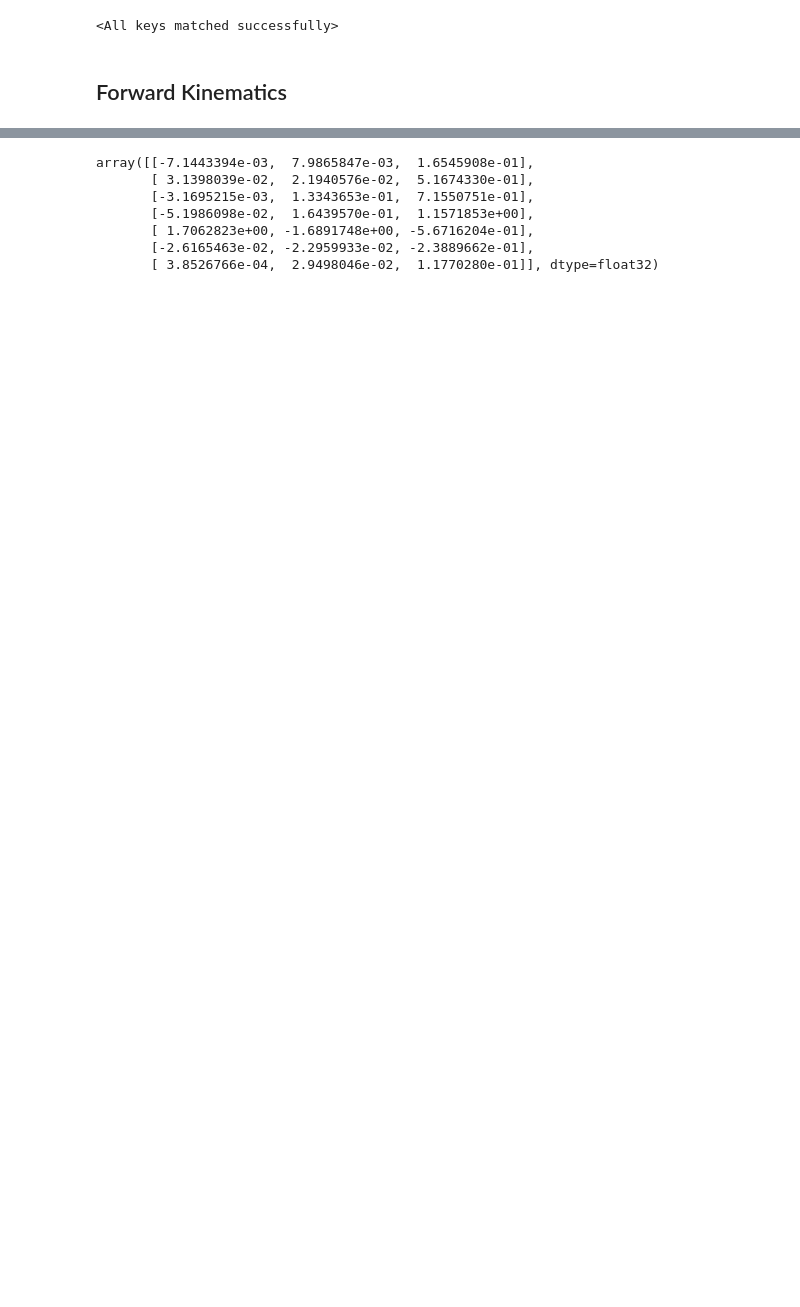
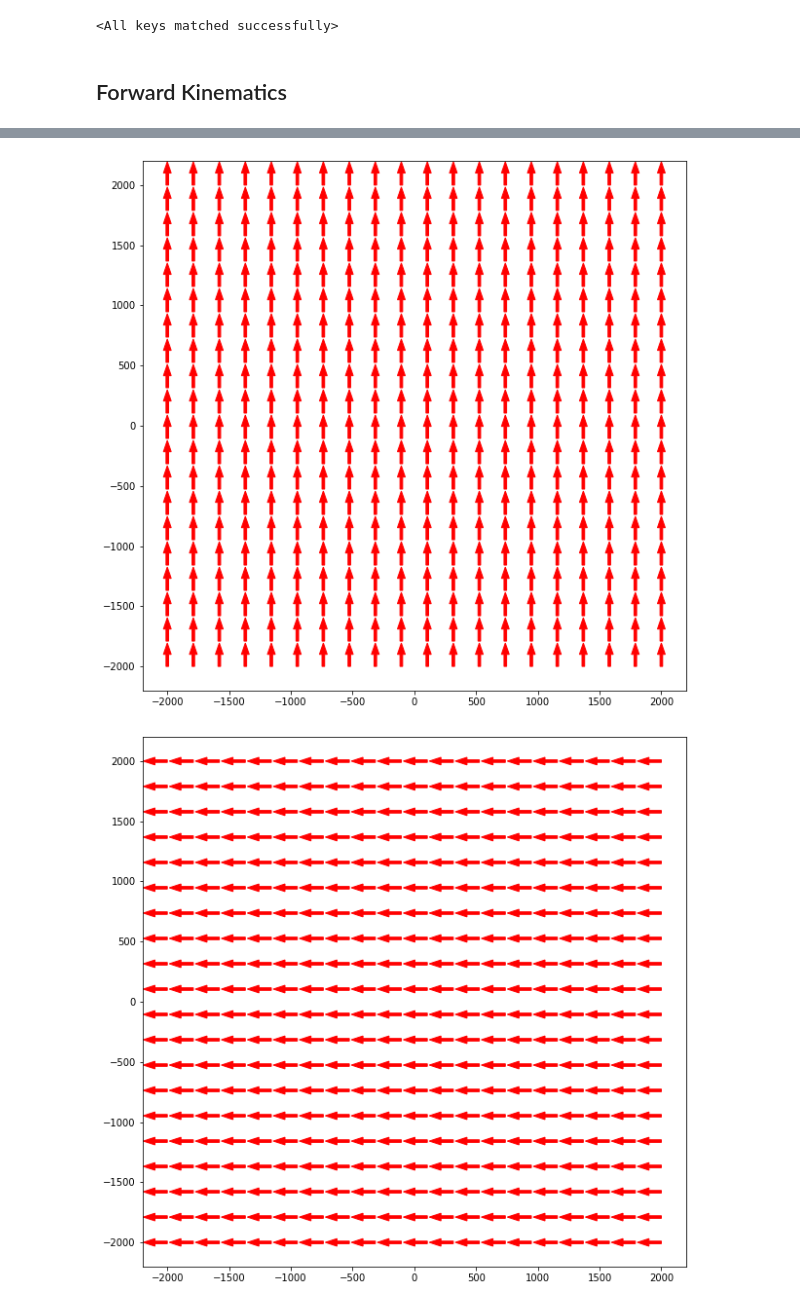
Before and after one commit to terry97-guel/KINN, a Jupyter notebook: code/control/fk_check.ipynb, the cells around one changed output, grey strips where cells are left out. Cells and saved outputs as stored; diff of their text form; code cells hidden in the pictures; blank space fills up the shorter version.

```diff
--- a/code/control/fk_check.ipynb
+++ b/code/control/fk_check.ipynb
@@ -298,10 +336,37 @@ plt.show()
-# %%
-ps
-# %% [output]
-array([[-7.1443394e-03,  7.9865847e-03,  1.6545908e-01],
-       [ 3.1398039e-02,  2.1940576e-02,  5.1674330e-01],
-       [-3.1695215e-03,  1.3343653e-01,  7.1550751e-01],
-       [-5.1986098e-02,  1.6439570e-01,  1.1571853e+00],
-       [ 1.7062823e+00, -1.6891748e+00, -5.6716204e-01],
-       [-2.6165463e-02, -2.2959933e-02, -2.3889662e-01],
-       [ 3.8526766e-04,  2.9498046e-02,  1.1770280e-01]], dtype=float32)
+# %%
+# Grund Truth Jacobian field
+
+x = torch.linspace(-2000, 2000, 20)
+y = torch.linspace(-2000, 2000, 20)
+grid_x, grid_y = torch.meshgrid(x, y, indexing='ij')
+
+fig = plt.figure(figsize=(10,10))
+for (x,y) in zip(grid_x.flatten(), grid_y.flatten()):
+    plt.arrow(x,y, 0, 100, color='r', alpha=1, width=21)
+
+    # plot range of training data
+    circle=plt.Circle((0,0),1400, linewidth=3, edgecolor='k', facecolor='none')
+    ax.add_patch(circle)
+    plt.xlim(-2200, 2200)
+    plt.ylim(-2200, 2200)
+
+plt.show()
+
+fig = plt.figure(figsize=(10,10))
+for (x,y) in zip(grid_x.flatten(), grid_y.flatten()):
+    actuation = torch.FloatTensor([x,y]).reshape(1,-1)
+    jac, pos_EE = jacobian(partial(forward_soro,model), actuation)
+    jac_act2 = jac[0,:,0,1] * 8e5 * 4
+
+    plt.arrow(x,y, -100, 0, color='r', alpha=1, width=21)
+
+    # plot range of training data
+    circle=plt.Circle((0,0),1400, linewidth=3, edgecolor='k', facecolor='none')
+    ax.add_patch(circle)
+    plt.xlim(-2200, 2200)
+    plt.ylim(-2200, 2200)
+
+plt.show()
+# %% [output]
+[figure, added]
+[figure, added]
```
Also changed, not shown: parts of 12 cells of this notebook, 7 other files.
